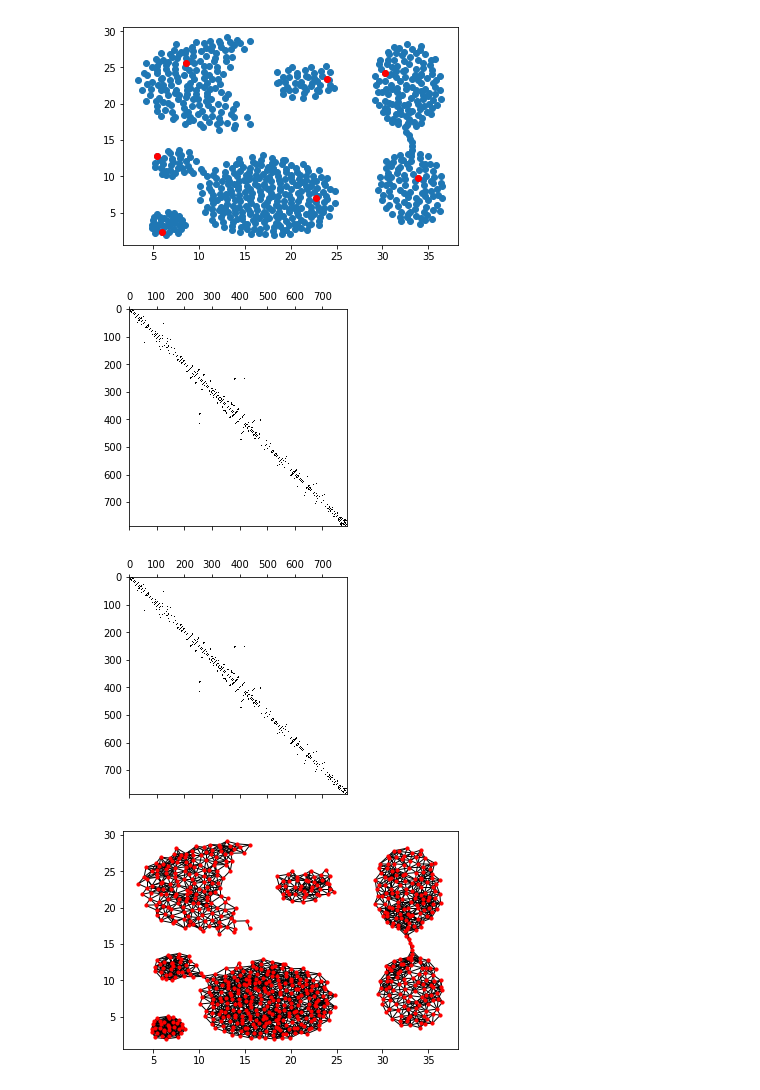
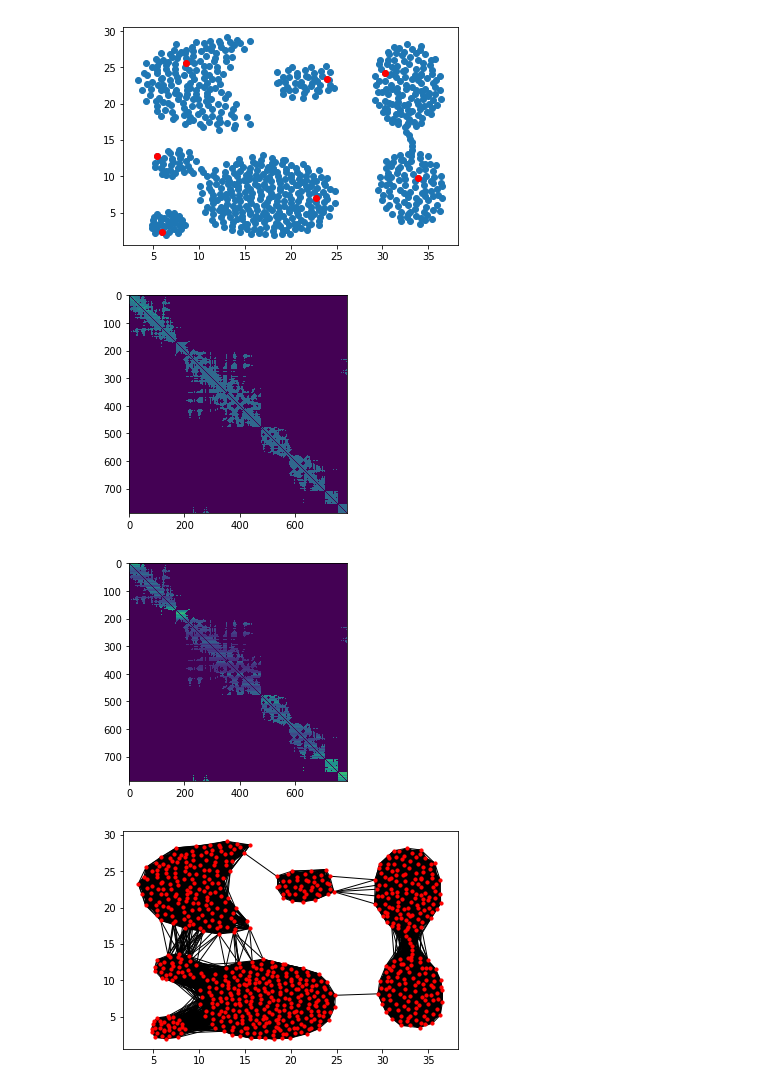
Before and after one commit to barbafrank/LCP_projects_Y2, a Jupyter notebook: Clustering3.ipynb, the cells around one changed output. Cells and saved outputs as stored; diff of their text form; code cells hidden in the pictures.

```diff
--- a/Clustering3.ipynb
+++ b/Clustering3.ipynb
@@ -62,30 +62,38 @@ def generate_edges(positions, radius=1):
         neighs = idxs[np.logical_and(dists<=radius, idxs!=i)]
         A[i] = []
         for j, neigh in enumerate(neighs):
-            #A[i].append((neigh, 1./dists[idxs!=i][j]))
-            A[i].append((neigh, 1))
+            A[i].append((neigh, 1+1./dists[idxs!=i][j]))
+            #A[i].append((neigh, 1))
     return A
 # %%
-A = generate_edges(positions, 1.5)
+A = generate_edges(positions, 5)
 A_mat = list2matrix(A)
 plt.figure()
-plt.spy(A_mat)
+plt.imshow(np.log(A_mat+1))
 plt.show()
 # %% [output]
-[figure, old version]
+[figure, new version]
 # %%
 # generate the L matrix
-L = localPageRank(A, c=0.85, return_only_neighbours=True)
+L = localPageRank(A, c=0.85, epsilon=1e-8, max_iters=200, return_only_neighbours=True)
+
+# normalize the edgelist by row
+_, outDeg = getInOutDegree(L)
+for i, nodelist in enumerate(L):
+    for j in range(len(nodelist)):
+        if outDeg[i] > 0:
+            nodelist[j] = (nodelist[j][0], (1+nodelist[j][1])/(outDeg[i]+len(nodelist)))
+
 L_mat = list2matrix(L)
 plt.figure()
-plt.spy(L_mat)
+plt.imshow(np.log(L_mat+1))
 plt.show()
 # %% [output]
-[figure, old version]
+[figure, new version]
 # %%
 g = nx.Graph(A_mat)
 plt.figure()
 nx.draw_networkx(g, pos=positions, node_size=10, with_labels=False)
 plt.show()
 # %% [output]
-[figure, old version]
+[figure, new version]
```
Also changed, not shown: parts of 3 cells of this notebook.
